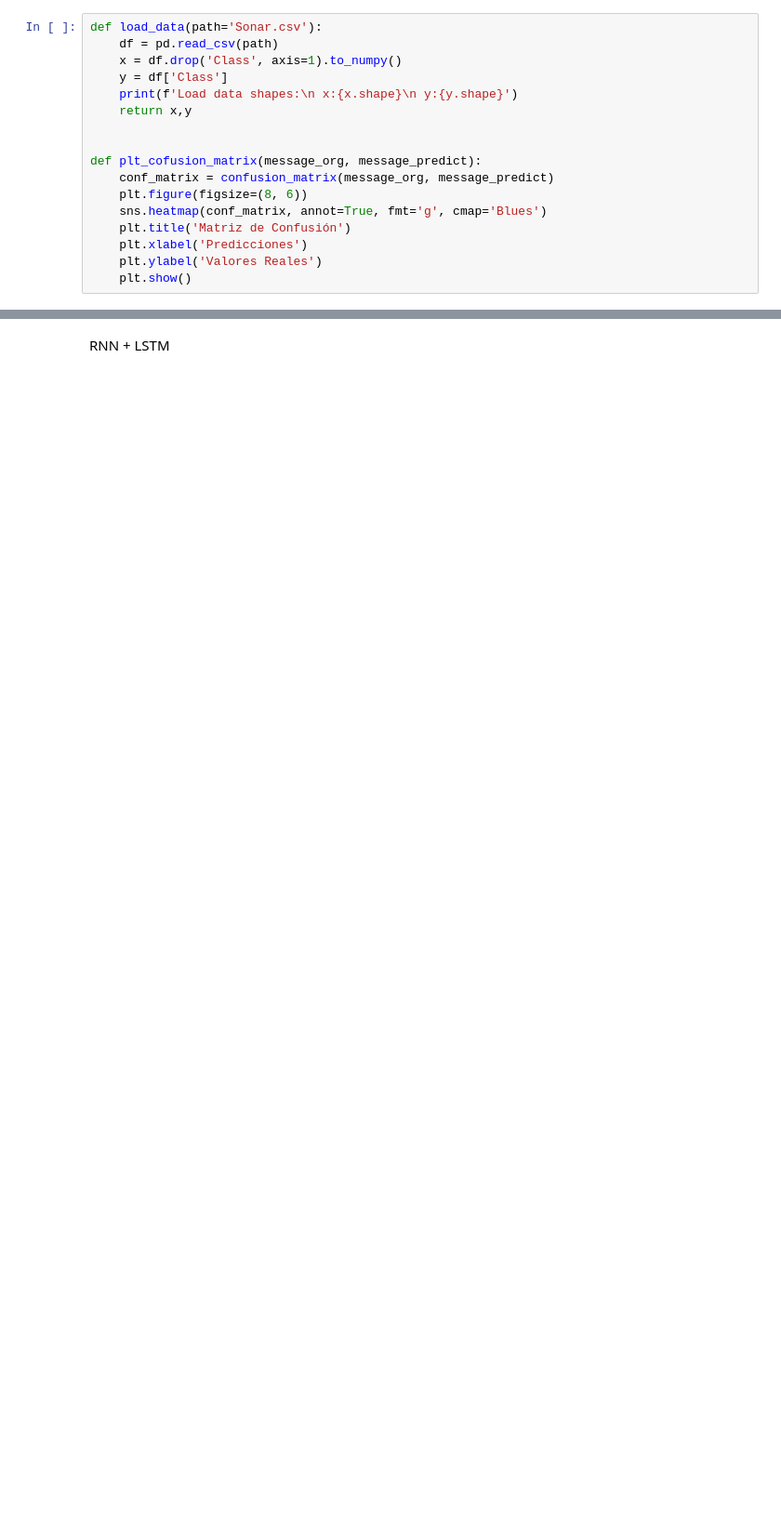
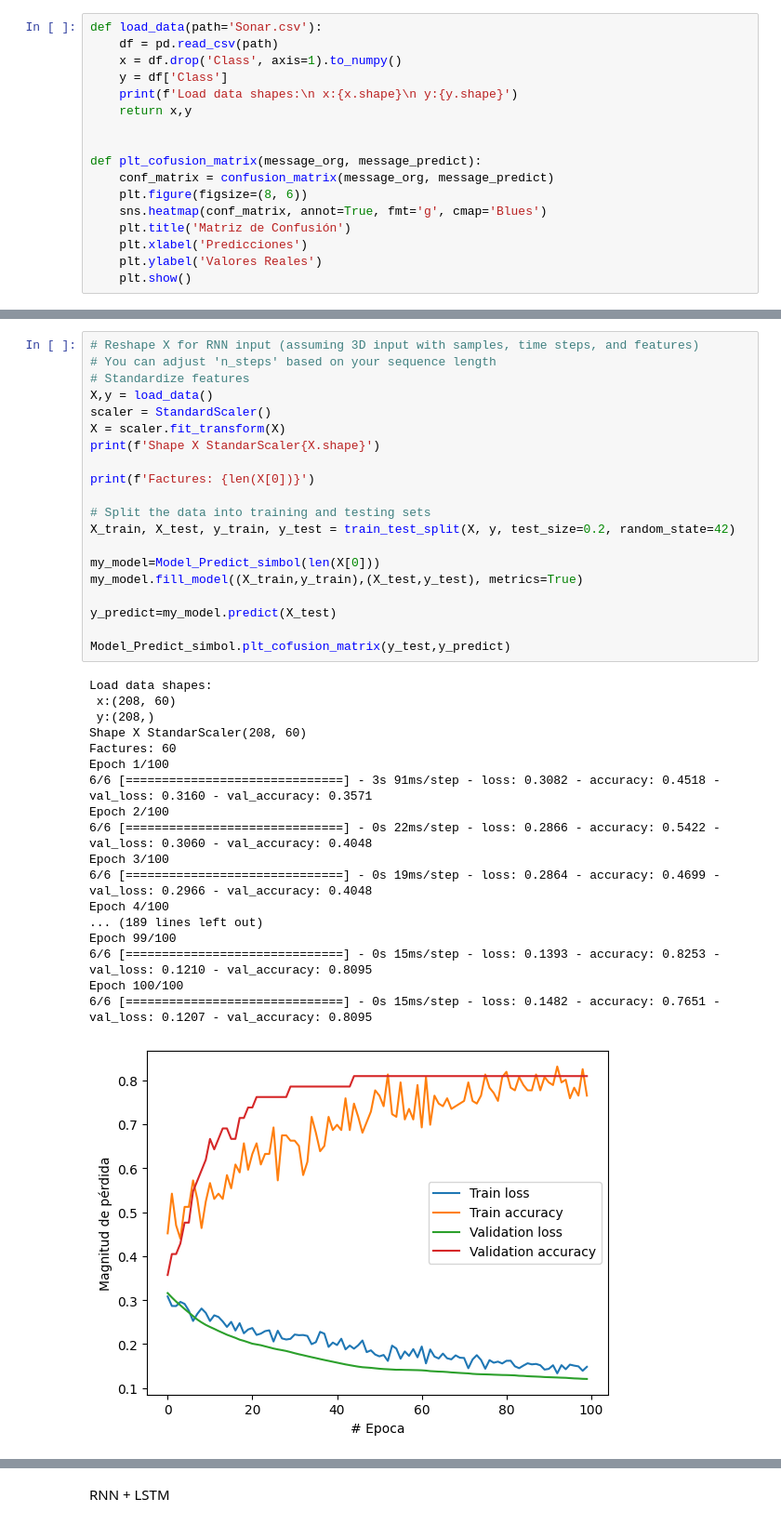
Before and after one commit to JCardenas05/Teoria_Se-ales, a Jupyter notebook: Taller_Final/Book_Final.ipynb, the cells around one changed output, grey strips where cells are left out. Shown at 93% size. Cells and saved outputs as stored; diff of their text form; blank space fills up the shorter version.

```diff
--- a/Taller_Final/Book_Final.ipynb
+++ b/Taller_Final/Book_Final.ipynb
@@ -30,0 +133,39 @@ def plt_cofusion_matrix(message_org, message_predict):
+# %%
+# Reshape X for RNN input (assuming 3D input with samples, time steps, and features)
+# You can adjust 'n_steps' based on your sequence length
+# Standardize features
+X,y = load_data()
+scaler = StandardScaler()
+X = scaler.fit_transform(X)
+print(f'Shape X StandarScaler{X.shape}')
+
+print(f'Factures: {len(X[0])}')
+
+# Split the data into training and testing sets
+X_train, X_test, y_train, y_test = train_test_split(X, y, test_size=0.2, random_state=42)
+
+my_model=Model_Predict_simbol(len(X[0]))
+my_model.fill_model((X_train,y_train),(X_test,y_test), metrics=True)
+
+y_predict=my_model.predict(X_test)
+
+Model_Predict_simbol.plt_cofusion_matrix(y_test,y_predict)
+# %% [output]
+Load data shapes:
+ x:(208, 60)
+ y:(208,)
+Shape X StandarScaler(208, 60)
+Factures: 60
+Epoch 1/100
+6/6 [==============================] - 3s 91ms/step - loss: 0.3082 - accuracy: 0.4518 - val_loss: 0.3160 - val_accuracy: 0.3571
+Epoch 2/100
+6/6 [==============================] - 0s 22ms/step - loss: 0.2866 - accuracy: 0.5422 - val_loss: 0.3060 - val_accuracy: 0.4048
+Epoch 3/100
+6/6 [==============================] - 0s 19ms/step - loss: 0.2864 - accuracy: 0.4699 - val_loss: 0.2966 - val_accuracy: 0.4048
+Epoch 4/100
+... (189 lines left out)
+Epoch 99/100
+6/6 [==============================] - 0s 15ms/step - loss: 0.1393 - accuracy: 0.8253 - val_loss: 0.1210 - val_accuracy: 0.8095
+Epoch 100/100
+6/6 [==============================] - 0s 15ms/step - loss: 0.1482 - accuracy: 0.7651 - val_loss: 0.1207 - val_accuracy: 0.8095
+[figure, added]
```
Also changed, not shown: parts of 7 cells of this notebook.
